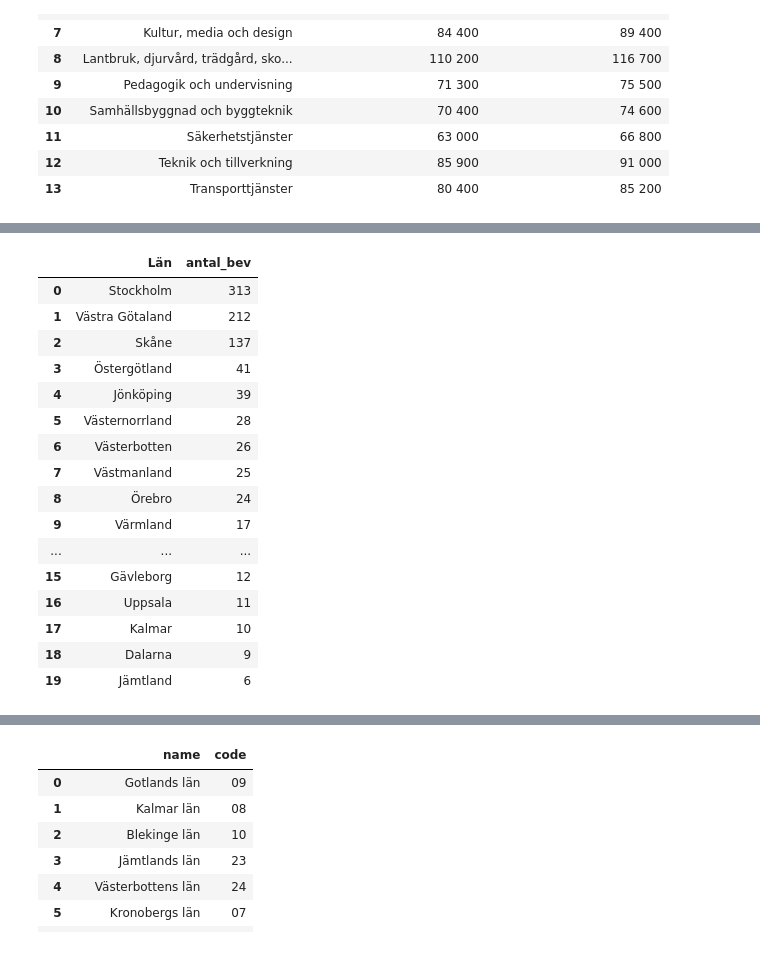
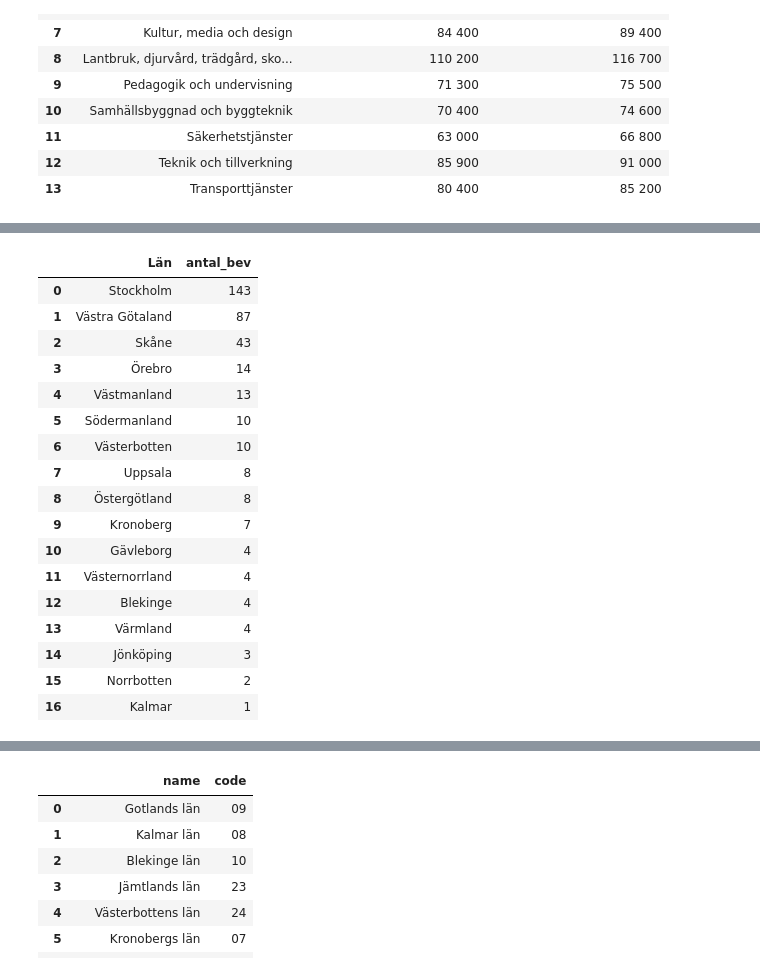
Before and after one commit to ZYusuff/datavisualization_project_group2, a Jupyter notebook: explorations/john/eda_john.ipynb, the cells around one changed output, grey strips where cells are left out. Cells and saved outputs as stored; diff of their text form; code cells hidden in the pictures.

Commit message:
course page

```diff
--- a/explorations/john/eda_john.ipynb
+++ b/explorations/john/eda_john.ipynb
@@ -27,4 +27,4 @@ df
 # %%
-df_program = pd.read_excel("data/resultat-2024-program.xlsx", sheet_name="Tabell 3", skiprows=5)
-df_program.head()
+df_kurs = pd.read_excel("../../data/page_1/resultat-2024-kurser.xlsx")
+df_kurs.head()
 # %% [output]
@@ -38,31 +37,32 @@ df_program.head()
 # %%
 import duckdb
-approved_program_2024 = duckdb.query("""--sql
+approved_courses_2024 = duckdb.query("""--sql
         SELECT län, count(beslut) as antal_bev
-        FROM df_program
-        WHERE "Antal kommuner" <= 1
+        FROM df_kurs
+        WHERE "Antal kommuner" <= 1 AND Beslut = 'Beviljad'
         GROUP BY län
         ORDER BY antal_bev DESC
 """).df()
-approved_program_2024
+approved_courses_2024
 # %% [output]
 |  | Län | antal_bev |
-| 0 | Stockholm | 313 |
-| 1 | Västra Götaland | 212 |
-| 2 | Skåne | 137 |
-| 3 | Östergötland | 41 |
-| 4 | Jönköping | 39 |
-| 5 | Västernorrland | 28 |
-| 6 | Västerbotten | 26 |
-| 7 | Västmanland | 25 |
-| 8 | Örebro | 24 |
-| 9 | Värmland | 17 |
-| ... | ... | ... |
-| 15 | Gävleborg | 12 |
-| 16 | Uppsala | 11 |
-| 17 | Kalmar | 10 |
-| 18 | Dalarna | 9 |
-| 19 | Jämtland | 6 |
+| 0 | Stockholm | 143 |
+| 1 | Västra Götaland | 87 |
+| 2 | Skåne | 43 |
+| 3 | Örebro | 14 |
+| 4 | Västmanland | 13 |
+| 5 | Södermanland | 10 |
+| 6 | Västerbotten | 10 |
+| 7 | Uppsala | 8 |
+| 8 | Östergötland | 8 |
+| 9 | Kronoberg | 7 |
+| 10 | Gävleborg | 4 |
+| 11 | Västernorrland | 4 |
+| 12 | Blekinge | 4 |
+| 13 | Värmland | 4 |
+| 14 | Jönköping | 3 |
+| 15 | Norrbotten | 2 |
+| 16 | Kalmar | 1 |
 # %%
 import json
 with open("data/swedish_regions.geojson") as map_file:
```
Also changed, not shown: parts of 3 cells of this notebook, 3 other files.
